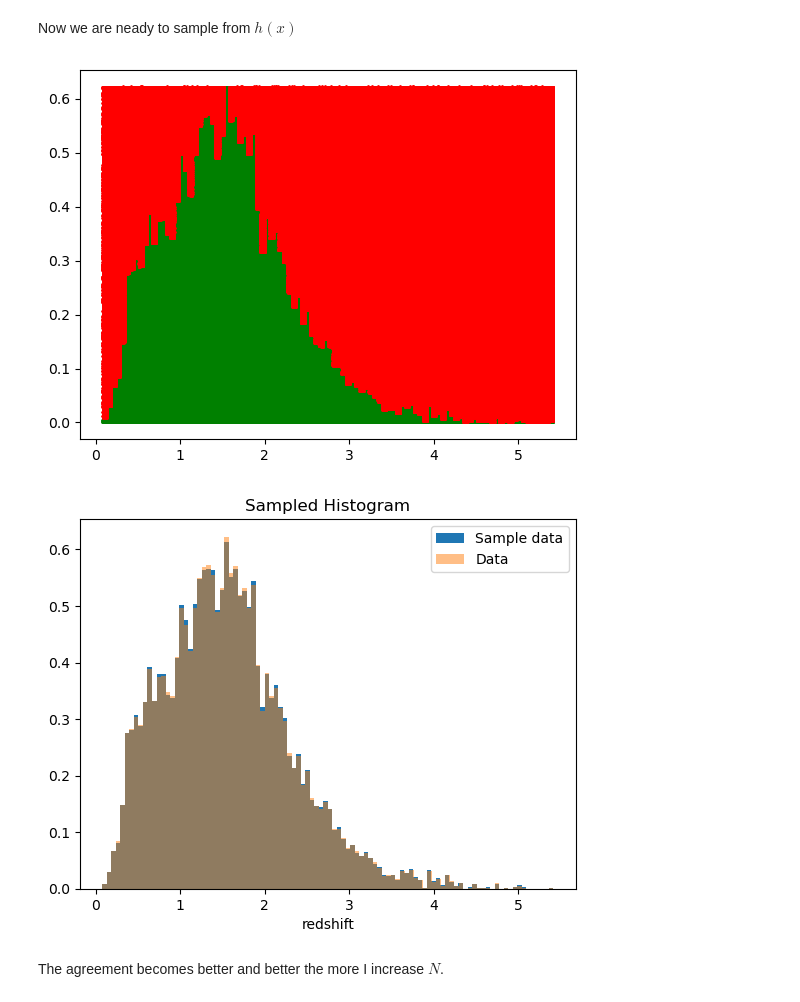
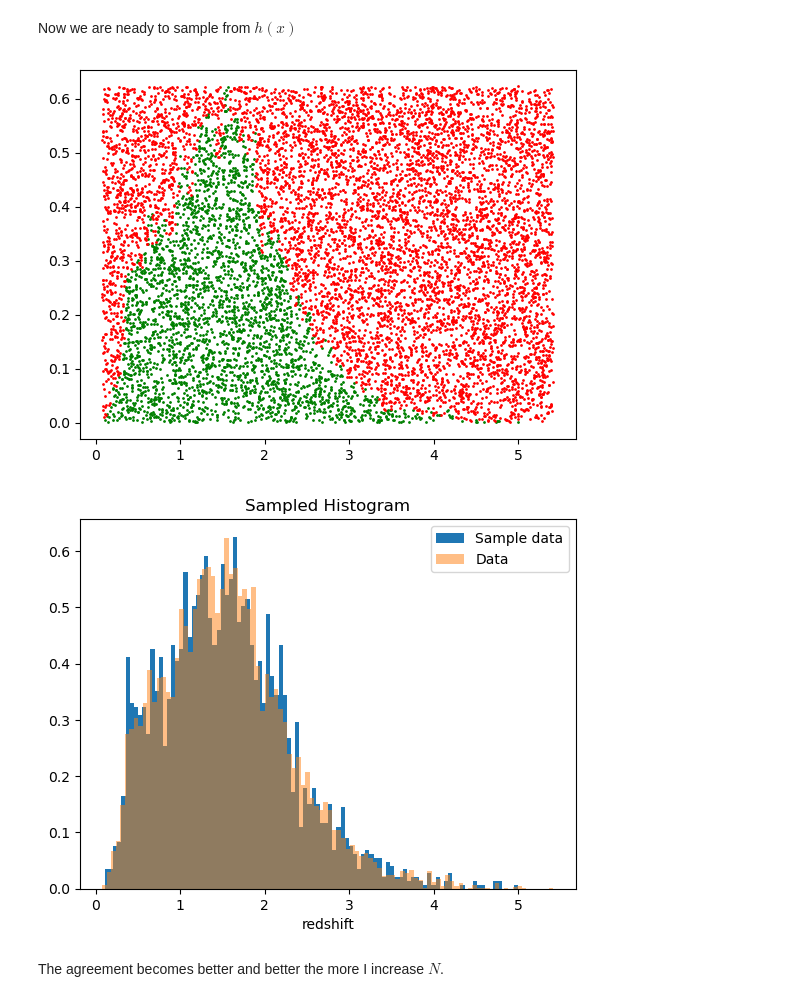
Before and after one commit to Ale5606/ilovegit, a Jupyter notebook: STAT/010525/L4.ipynb, the cells around one changed output. Cells and saved outputs as stored; diff of their text form; code cells hidden in the pictures.

```diff
--- a/STAT/010525/L4.ipynb
+++ b/STAT/010525/L4.ipynb
@@ -50,27 +50,27 @@ plt.show()
 # %% [markdown]
 Now we are neady to sample from $h(x)$
 # %%
-N = 1000000
+N = 10000
 
 ymax = counts.max()
 
 xrandom = np.random.uniform(min(z), max(z), N)
 yrandom = np.random.uniform(0, ymax, N)
 
 plt.scatter(xrandom[yrandom < h.pdf(xrandom)], yrandom[yrandom < h.pdf(xrandom)], c='green', s=1)
 plt.scatter(xrandom[yrandom > h.pdf(xrandom)], yrandom[yrandom > h.pdf(xrandom)], c='red', s=1)
 plt.show()
 
 goodpoints = xrandom[yrandom < h.pdf(xrandom)]
 
 plt.hist(goodpoints, bins=nBins, density=True, label='Sample data')
 plt.hist(z, nBins, density=True, label='Data', alpha=0.5)
 plt.xlabel('redshift')
 plt.title('Sampled Histogram')
 plt.legend()
 plt.show()
 # %% [output]
-[figure, old version]
+[figure, new version]
-[figure, old version]
+[figure, new version]
 # %% [markdown]
 The agreement becomes better and better the more I increase $N$.
```
Also changed, not shown: 1 other file.
